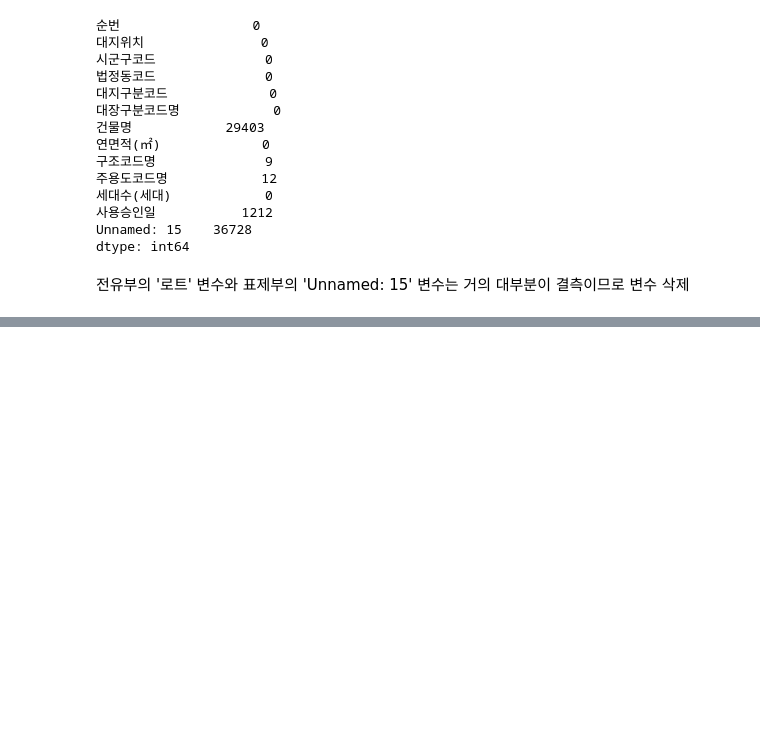
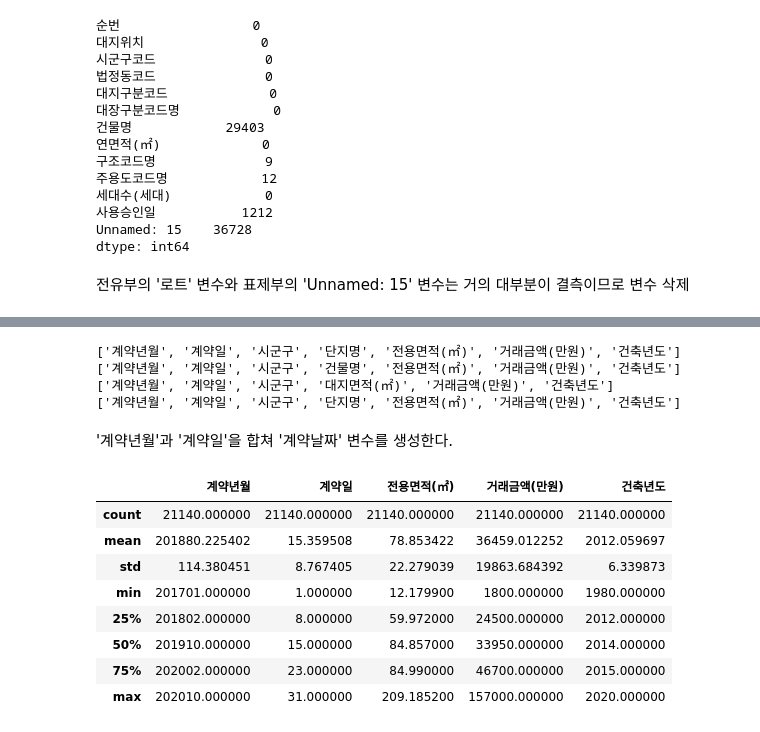
Before and after one commit to oni-ss/competition, a Jupyter notebook: sejong/sejong_sion.ipynb, the cells around one changed output, grey strips where cells are left out. Saved outputs shown, nothing was run; the diff lists cells and outputs as text; code cells hidden in the pictures; blank space fills up the shorter version.

```diff
--- a/sejong/sejong_sion.ipynb
+++ b/sejong/sejong_sion.ipynb
@@ -147,0 +138,9 @@ Name: 사용승인일, dtype: float64
+# %%
+아파트_매매 = pd.read_csv('/content/drive/Shareddrives/세종시_프로젝트/data/3.세종시_아파트(매매)_실거래가.csv', encoding= 'CP949')
+연립다세대_매매 = pd.read_csv('/content/drive/Shareddrives/세종시_프로젝트/data/4.세종시_연립다세대(매매)_실거래가.csv', encoding='CP949')
+단독다가구_매매 = pd.read_csv('/content/drive/Shareddrives/세종시_프로젝트/data/5.세종시_단독다가구(매매)_실거래가.csv', encoding='CP949')
+오피스텔_매매 = pd.read_csv('/content/drive/Shareddrives/세종시_프로젝트/data/6.세종시_오피스텔(매매)_실거래가.csv', encoding='CP949')
+아파트_전월세 = pd.read_csv('/content/drive/Shareddrives/세종시_프로젝트/data/7.세종시_아파트(전월세)_실거래가.csv', encoding='CP949')
+연립다세대_전월세 = pd.read_csv('/content/drive/Shareddrives/세종시_프로젝트/data/8.세종시_연립다세대(전월세)_실거래가.csv', encoding='CP949')
+단독다가구_전월세 = pd.read_csv('/content/drive/Shareddrives/세종시_프로젝트/data/9.세종시_단독다가구(전월세)_실거래가.csv', encoding='CP949')
+오피스텔_전월세 = pd.read_csv('/content/drive/Shareddrives/세종시_프로젝트/data/10.세종시_오피스텔(전월세)_실거래가.csv', encoding='CP949')
@@ -147,0 +170,29 @@ Name: 사용승인일, dtype: float64
+# %%
+아파트_매매 = 아파트_매매.drop(['본번','부번','층'], axis=1)
+연립다세대_매매 = 연립다세대_매매.drop(['본번','부번','대지권면적(㎡)','층'], axis=1)
+단독다가구_매매 = 단독다가구_매매.drop(['주택유형','도로조건','연면적(㎡)'], axis=1)
+오피스텔_매매 = 오피스텔_매매.drop(['본번','부번','층'], axis=1)
+# %%
+print(list(아파트_매매.columns))
+print(list(연립다세대_매매.columns))
+print(list(단독다가구_매매.columns))
+print(list(오피스텔_매매.columns))
+# %% [output]
+['계약년월', '계약일', '시군구', '단지명', '전용면적(㎡)', '거래금액(만원)', '건축년도']
+['계약년월', '계약일', '시군구', '건물명', '전용면적(㎡)', '거래금액(만원)', '건축년도']
+['계약년월', '계약일', '시군구', '대지면적(㎡)', '거래금액(만원)', '건축년도']
+['계약년월', '계약일', '시군구', '단지명', '전용면적(㎡)', '거래금액(만원)', '건축년도']
+# %% [markdown]
+'계약년월'과 '계약일'을 합쳐 '계약날짜' 변수를 생성한다.
+# %%
+아파트_매매.describe()
+# %% [output]
+|  | 계약년월 | 계약일 | 전용면적(㎡) | 거래금액(만원) | 건축년도 |
+| count | 21140.000000 | 21140.000000 | 21140.000000 | 21140.000000 | 21140.000000 |
+| mean | 201880.225402 | 15.359508 | 78.853422 | 36459.012252 | 2012.059697 |
+| std | 114.380451 | 8.767405 | 22.279039 | 19863.684392 | 6.339873 |
+| min | 201701.000000 | 1.000000 | 12.179900 | 1800.000000 | 1980.000000 |
+| 25% | 201802.000000 | 8.000000 | 59.972000 | 24500.000000 | 2012.000000 |
+| 50% | 201910.000000 | 15.000000 | 84.857000 | 33950.000000 | 2014.000000 |
+| 75% | 202002.000000 | 23.000000 | 84.990000 | 46700.000000 | 2015.000000 |
+| max | 202010.000000 | 31.000000 | 209.185200 | 157000.000000 | 2020.000000 |
```
Also changed, not shown: parts of 22 cells of this notebook.
